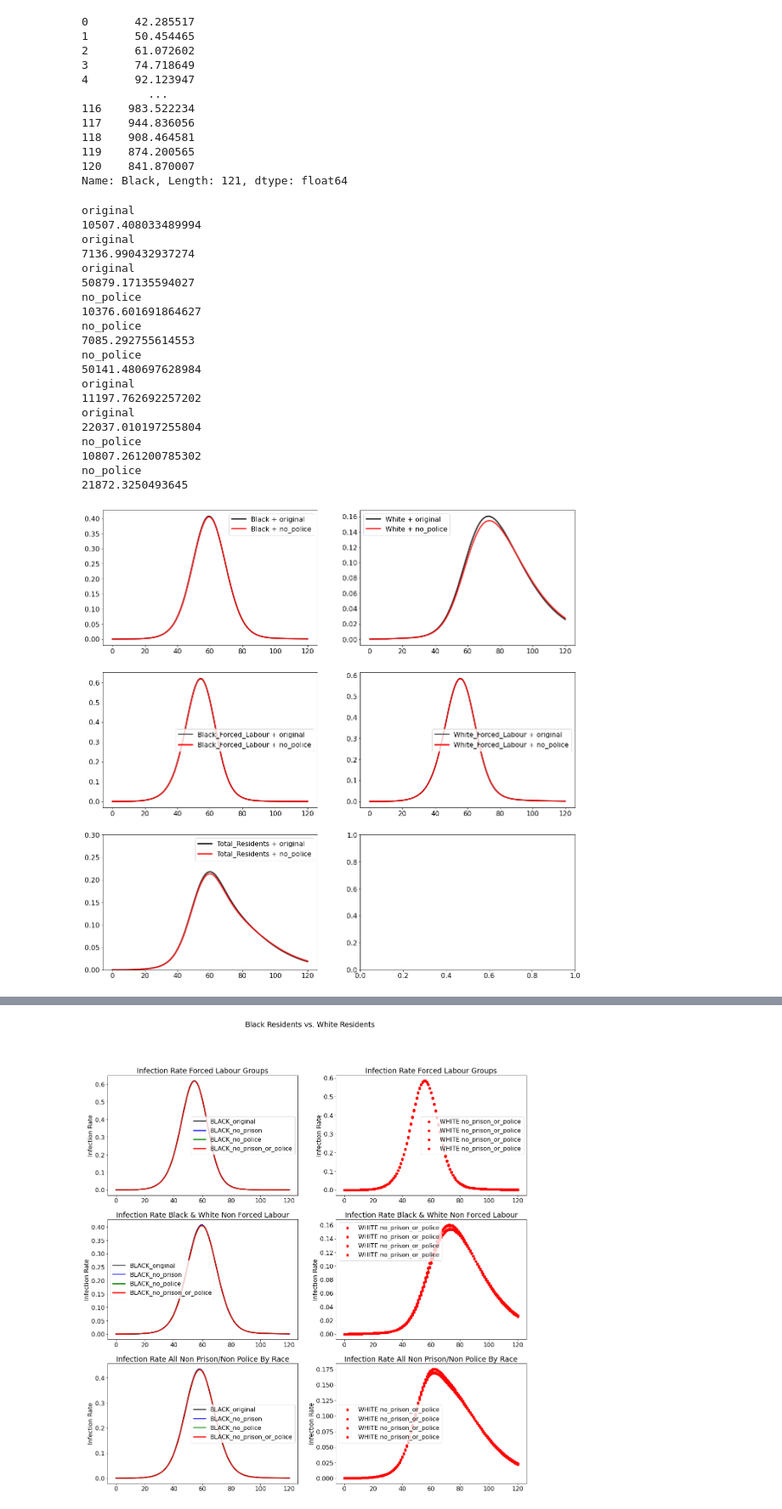
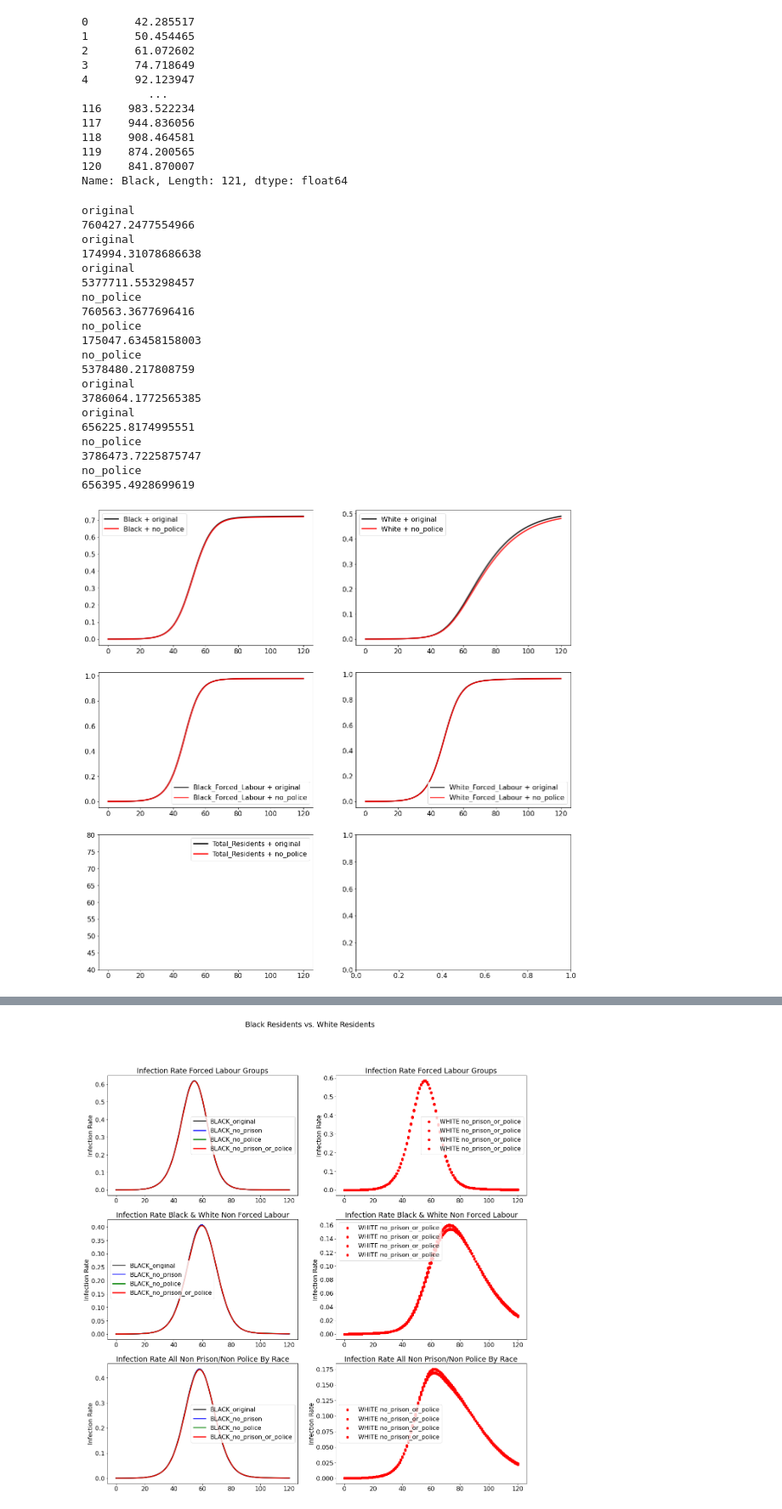
Before and after one commit to rachelwarren/CPE_Covid_Model, a Jupyter notebook: model/Model.ipynb, the cells around one changed output, grey strips where cells are left out. Shown: that part at 85% size. Cells and saved outputs as stored; diff of their text form; code cells hidden in the pictures.

```diff
--- a/model/Model.ipynb
+++ b/model/Model.ipynb
@@ -355,47 +364,48 @@ def plot_infection_number_seperate_race(ax,i,infections_df, group_size, groups,
         df = infections_df[infections_df[color_column] == k]
         for j in range(0, len(groups)):
             group = groups[j]
             print(k)
             print(df[group].iloc[30])
             label_name = f'{group} + {k}'
-            ax[j,i].plot(df['Day'].values, df[group]/group_size[group], v, alpha=0.85, lw=3, label = label_name)
+            ax[j,i].plot(df['Day'].values, 1 - df[group]/group_size[group], v, alpha=0.85, lw=3, label = label_name)
             ax[j,i].legend()
             #ax[j,i].set_xlim(30, 50)
 
 
 
 fig, ax  = plt.subplots(3, 2, figsize = (20, 20))
 
-plot_infection_number_seperate_race(ax, 0, infection_maps['no_policy'], p, ['Black', 'Black_Forced_Labour', 'Total_Residents'], 'model_name', {
+plot_infection_number_seperate_race(ax, 0, s_maps['no_policy'], p, ['Black', 'Black_Forced_Labour', 'Total_Residents'], 'model_name', {
     'original' : 'k',
     'no_police': 'r'} )
-plot_infection_number_seperate_race(ax, 1, infection_maps['no_policy'], p, ['White', 'White_Forced_Labour'], 'model_name', {
+plot_infection_number_seperate_race(ax, 1, s_maps['no_policy'], p, ['White', 'White_Forced_Labour'], 'model_name', {
     'original' : 'k',
     'no_police': 'r'} )
 ax[2,0].set_ylim(0,0.3)
+ax[2,0].set_ylim(40, 80)
 plt.show()
 # %% [output]
 original
-10507.408033489994
+760427.2477554966
 original
-7136.990432937274
+174994.31078686638
 original
-50879.17135594027
+5377711.553298457
 no_police
-10376.601691864627
+760563.3677696416
 no_police
-7085.292755614553
+175047.63458158003
 no_police
-50141.480697628984
+5378480.217808759
 original
-11197.762692257202
+3786064.1772565385
 original
-22037.010197255804
+656225.8174995551
 no_police
-10807.261200785302
+3786473.7225875747
 no_police
-21872.3250493645
+656395.4928699619
-[figure, old version]
+[figure, new version]
 # %%
 def plot_infection_number_seperate_race(ax,i,infections_df, group_size, groups, color_column, color_key):
     for k, v in color_key.items():
```
Also changed, not shown: parts of 2 cells of this notebook.
